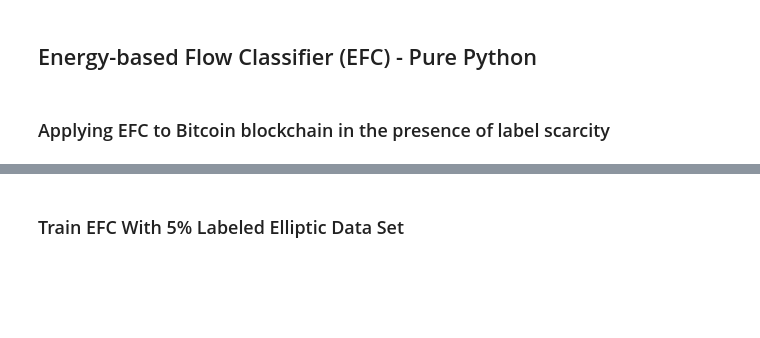
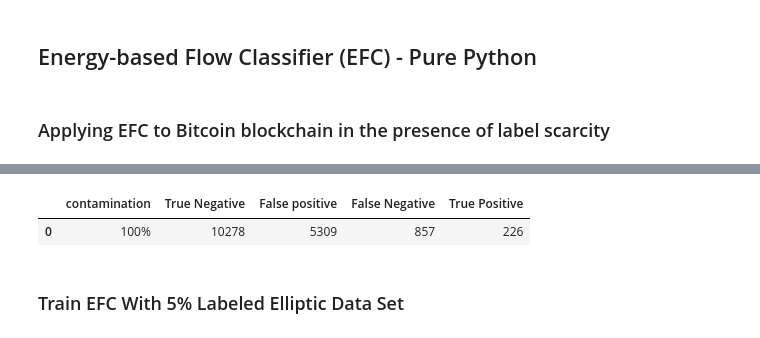
Before and after one commit to kevinsantana/PPCA-UnB-Dissertation, a Jupyter notebook: models/notebooks/efc.ipynb, the cells around one changed output, grey strips where cells are left out. Drawn from its saved outputs; the diff is of its cells as text; code cells hidden in the pictures; blank space fills up the shorter version.

```diff
--- a/models/notebooks/efc.ipynb
+++ b/models/notebooks/efc.ipynb
@@ -87,3 +132,18 @@ pprint(metric_dict)
+# %%
+confusion_matrix = {
+            "contamination": "100%",
+            "True Negative": 10278,
+            "False positive": 5309,
+            "False Negative": 857,
+            "True Positive": 226
+},
+# %%
+df_efc_confusion_matrix = pd.DataFrame(data=confusion_matrix, columns=columns)
+# %%
+df_efc_confusion_matrix
+# %% [output]
+|  | contamination | True Negative | False positive | False Negative | True Positive |
+| 0 | 100% | 10278 | 5309 | 857 | 226 |
 # %% [markdown]
 ### Train EFC With 5% Labeled Elliptic Data Set
 # %%
```
Also changed, not shown: parts of 39 cells of this notebook, 3 other files.
